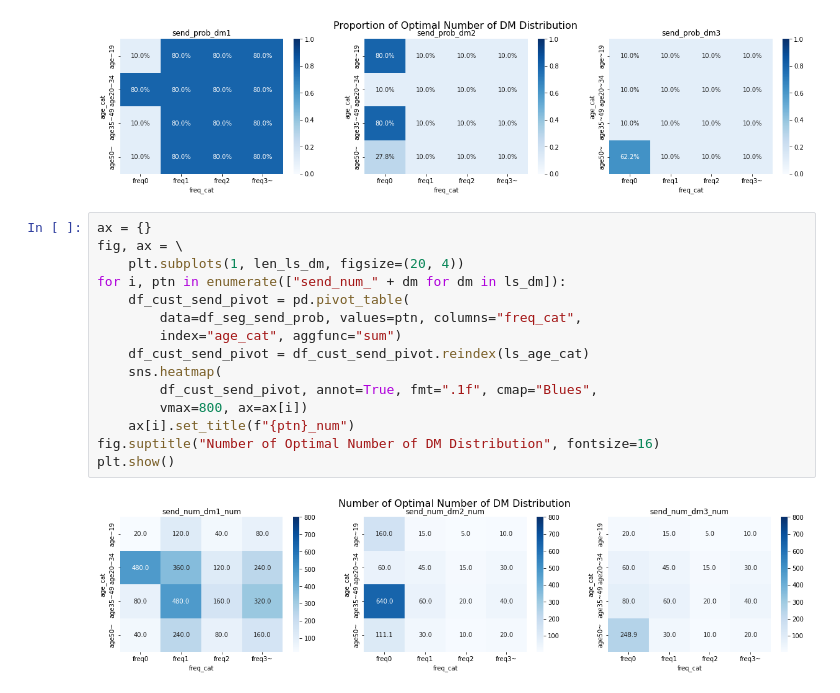
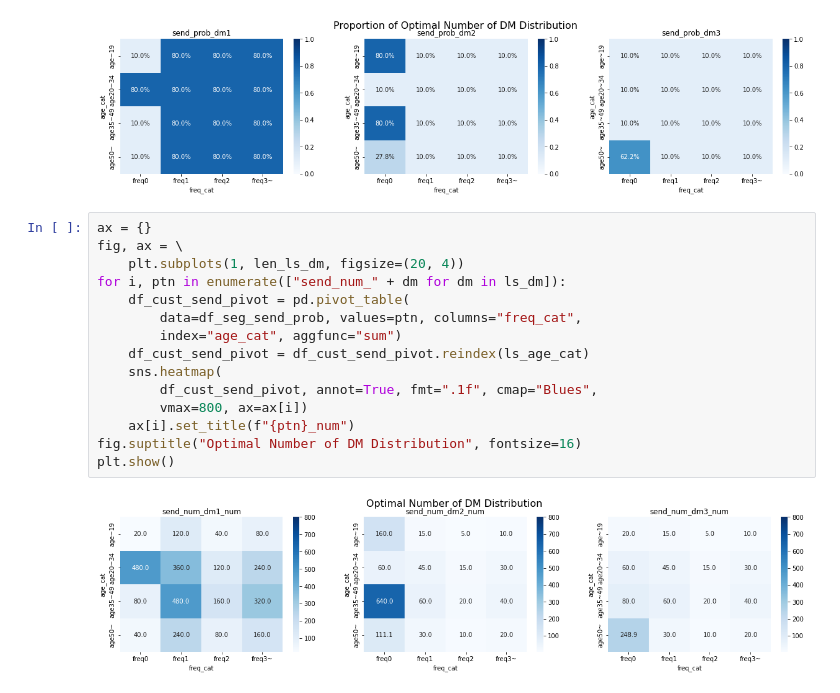
Before and after one commit to daydreamersjp/opt-coupon-dist, a Jupyter notebook: opt_step_by_step.ipynb, the cells around one changed output. Drawn from its saved outputs; the diff is of its cells as text.

```diff
--- a/opt_step_by_step.ipynb
+++ b/opt_step_by_step.ipynb
@@ -238,17 +238,17 @@ plt.show()
 # %%
 ax = {}
 fig, ax = \
     plt.subplots(1, len_ls_dm, figsize=(20, 4))
 for i, ptn in enumerate(["send_num_" + dm for dm in ls_dm]):
     df_cust_send_pivot = pd.pivot_table(
         data=df_seg_send_prob, values=ptn, columns="freq_cat",
         index="age_cat", aggfunc="sum")
     df_cust_send_pivot = df_cust_send_pivot.reindex(ls_age_cat)
     sns.heatmap(
         df_cust_send_pivot, annot=True, fmt=".1f", cmap="Blues",
         vmax=800, ax=ax[i])
     ax[i].set_title(f"{ptn}_num")
-fig.suptitle("Number of Optimal Number of DM Distribution", fontsize=16)
+fig.suptitle("Optimal Number of DM Distribution", fontsize=16)
 plt.show()
 # %% [output]
-[figure, old version]
+[figure, new version]
```
